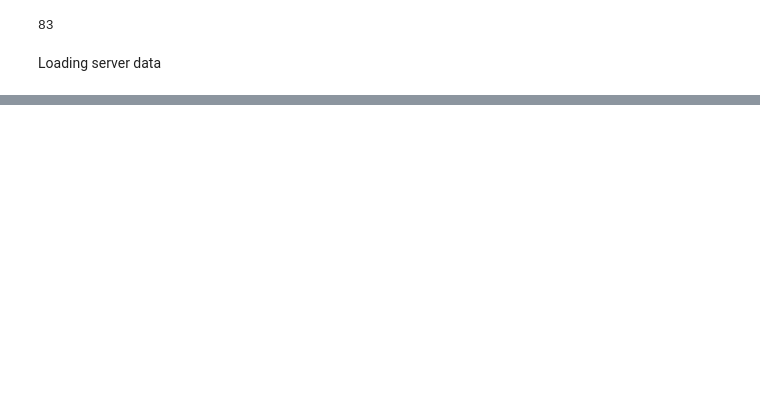
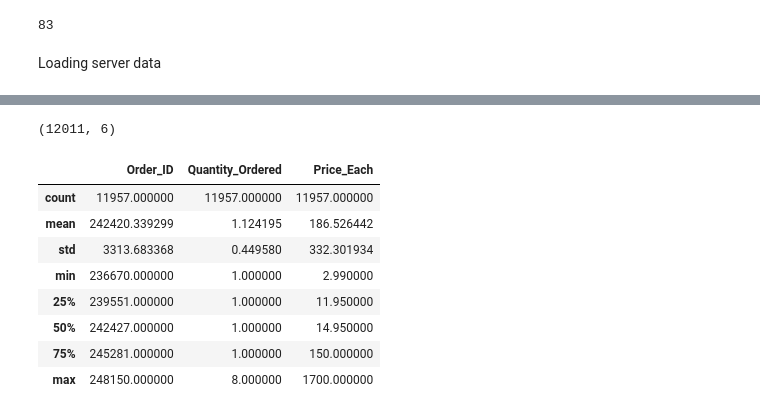
Before and after one commit to Samidirbsa/PowerBI_Capstone_Project, a Jupyter notebook: notebook.ipynb, the cells around one changed output, grey strips where cells are left out. Saved outputs shown, nothing was run; the diff lists cells and outputs as text; code cells hidden in the pictures; blank space fills up the shorter version.

```diff
--- a/notebook.ipynb
+++ b/notebook.ipynb
@@ -635,0 +840,16 @@ dap_august.head()
+# %%
+dap_august.shape
+# %% [output]
+(12011, 6)
+# %%
+dap_august.describe()
+# %% [output]
+|  | Order_ID | Quantity_Ordered | Price_Each |
+| count | 11957.000000 | 11957.000000 | 11957.000000 |
+| mean | 242420.339299 | 1.124195 | 186.526442 |
+| std | 3313.683368 | 0.449580 | 332.301934 |
+| min | 236670.000000 | 1.000000 | 2.990000 |
+| 25% | 239551.000000 | 1.000000 | 11.950000 |
+| 50% | 242427.000000 | 1.000000 | 14.950000 |
+| 75% | 245281.000000 | 1.000000 | 150.000000 |
+| max | 248150.000000 | 8.000000 | 1700.000000 |
```
Also changed, not shown: parts of 30 cells of this notebook.
